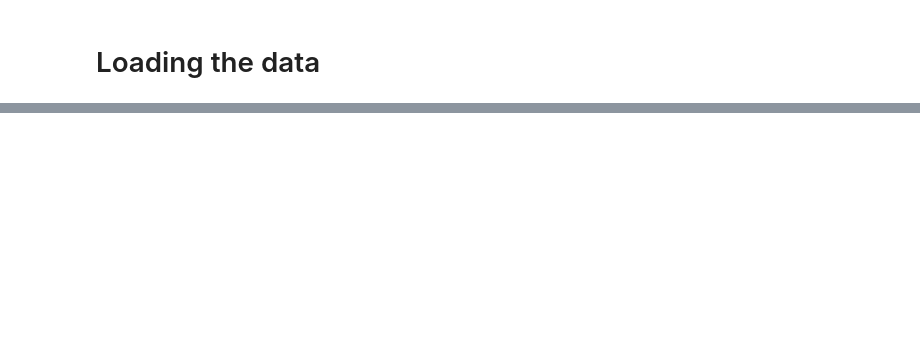
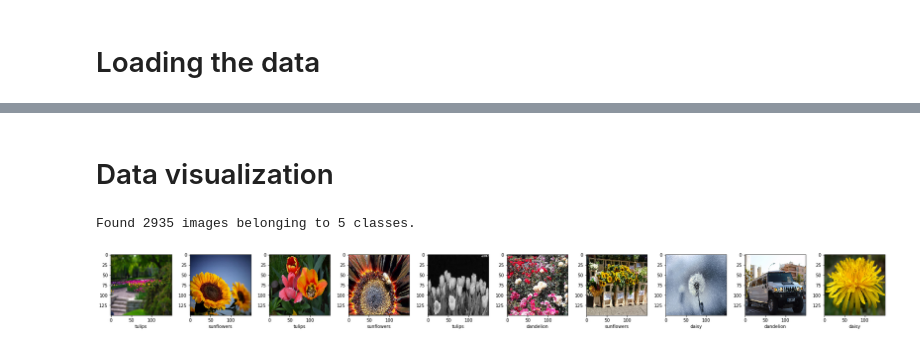
Before and after one commit to frankl1/Introduction-to-Tensorflow-for-Deep-Learning, a Jupyter notebook: exercise_flowers_with_data_augmentation.ipynb, the cells around one changed output, grey strips where cells are left out. Saved outputs shown, nothing was run; the diff lists cells and outputs as text; code cells hidden in the pictures; blank space fills up the shorter version.

```diff
--- a/exercise_flowers_with_data_augmentation.ipynb
+++ b/exercise_flowers_with_data_augmentation.ipynb
@@ -32,0 +59,31 @@ classes = ['roses', 'daisy', 'dandelion', 'sunflowers', 'tulips']
+# %%
+train_dir = os.path.join(base_dir, "train")
+val_dir = os.path.join(base_dir, "val")
+# %% [markdown]
+# Data visualization
+# %%
+IMG_SHAPE = 150
+BATCH_SIZE = 100
+EPOCH = 80
+# %%
+image_gen = tf.keras.preprocessing.image.ImageDataGenerator(rescale=1/255)
+train_data_gen = image_gen.flow_from_directory(
+    train_dir,
+    target_size=(IMG_SHAPE, IMG_SHAPE),
+    batch_size=BATCH_SIZE,
+    shuffle=True
+)
+# %% [output]
+Found 2935 images belonging to 5 classes.
+# %%
+def plotImage(images):
+  fig, axes = plt.subplots(nrows=1, ncols=10, figsize=(25, 25))
+  fig.tight_layout()
+  for img, ax in zip(images, axes.reshape(10)):
+    ax.imshow(img[0])
+    ax.set_xlabel(classes[np.argmax(img[1])])
+# %%
+sample = [(train_data_gen[0][0][i], train_data_gen[0][1][i]) for i in range(10)]
+plotImage(sample)
+# %% [output]
+[figure, added]
```
Also changed, not shown: parts of 48 cells of this notebook.
